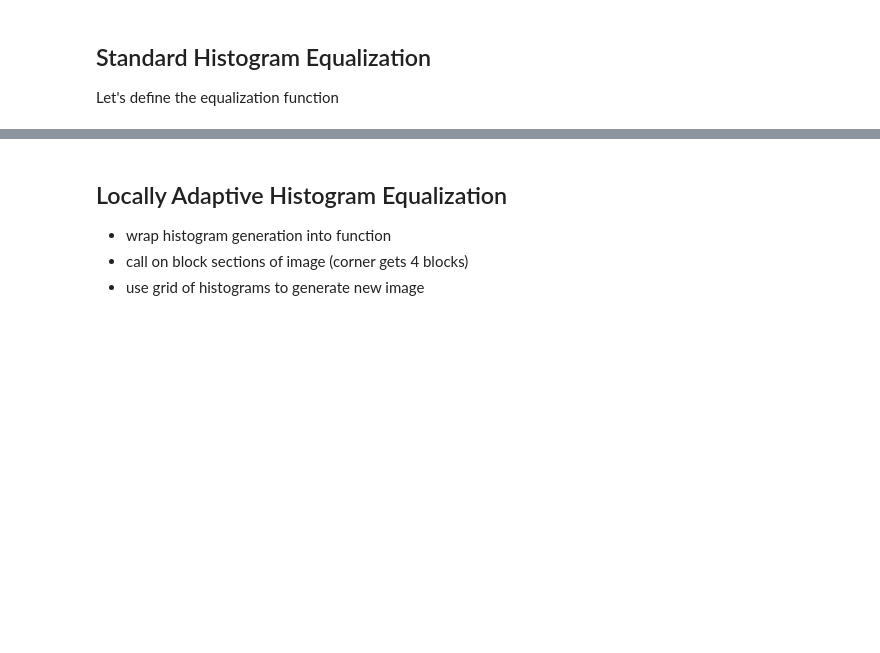
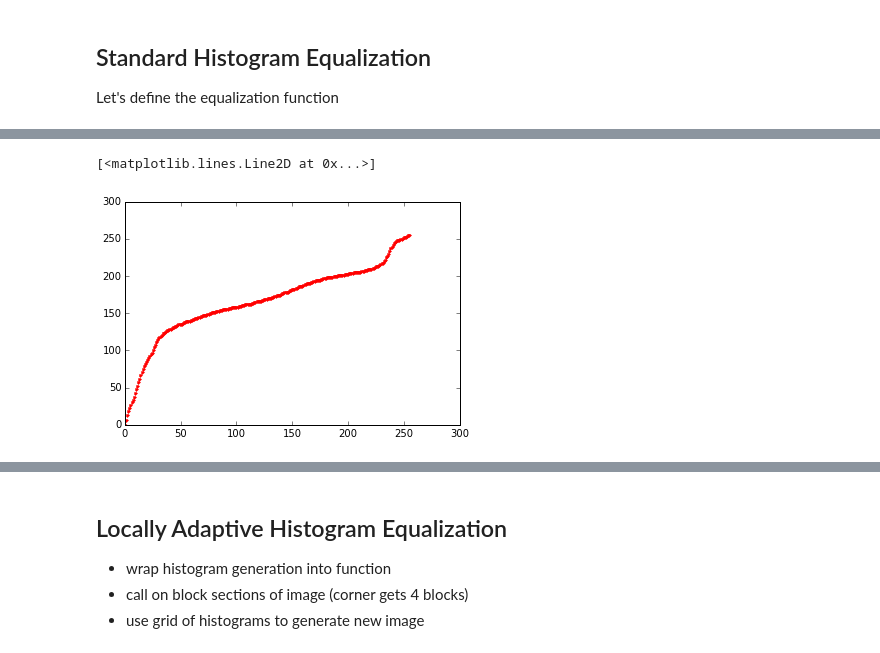
Before and after one commit to sakekasi/computer-vision, a Jupyter notebook: histogram_eq.ipynb, the cells around one changed output, grey strips where cells are left out. Cells and saved outputs as stored; diff of their text form; code cells hidden in the pictures; blank space fills up the shorter version.

```diff
--- a/histogram_eq.ipynb
+++ b/histogram_eq.ipynb
@@ -25,9 +64,22 @@ Let's define the equalization function
 # %%
 #array must be sorted
 def scale(arr, rmin, rmax):
     dmax = float(arr[-1])
     dmin = float(arr[0])
 
     drange = dmax-dmin
     rrange = rmax-rmin
-    return map(lambda x: int(((x-dmin)/drange)*rrange + rmin), arr)
+
+    shifted_down = map(lambda x: float(x) - dmin, arr)
+    scaled_up = map(lambda f: f * rrange, shifted_down)
+    scaled_down = map(lambda f: f / drange, scaled_up)
+    shifted_up = map(lambda f: f + rmin, scaled_down)
+    ints = map(lambda f: int(round(f)), shifted_up)
+
+    return ints
+
+cum = map(lambda cumi: scale(cumi, 0., 255.), cum)
+plt.plot(cum[0], 'r.')
+# %% [output]
+[<matplotlib.lines.Line2D at 0x...>]
+[figure, added]
```
Also changed, not shown: parts of 10 cells of this notebook, 3 other files.
